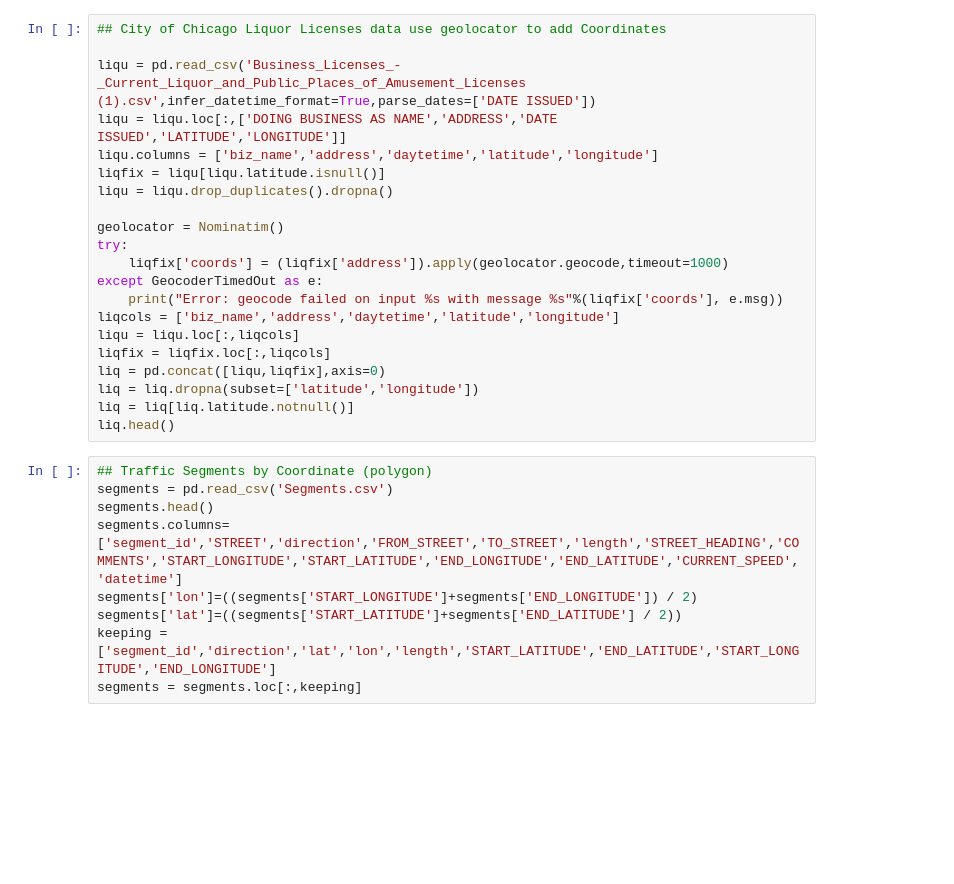
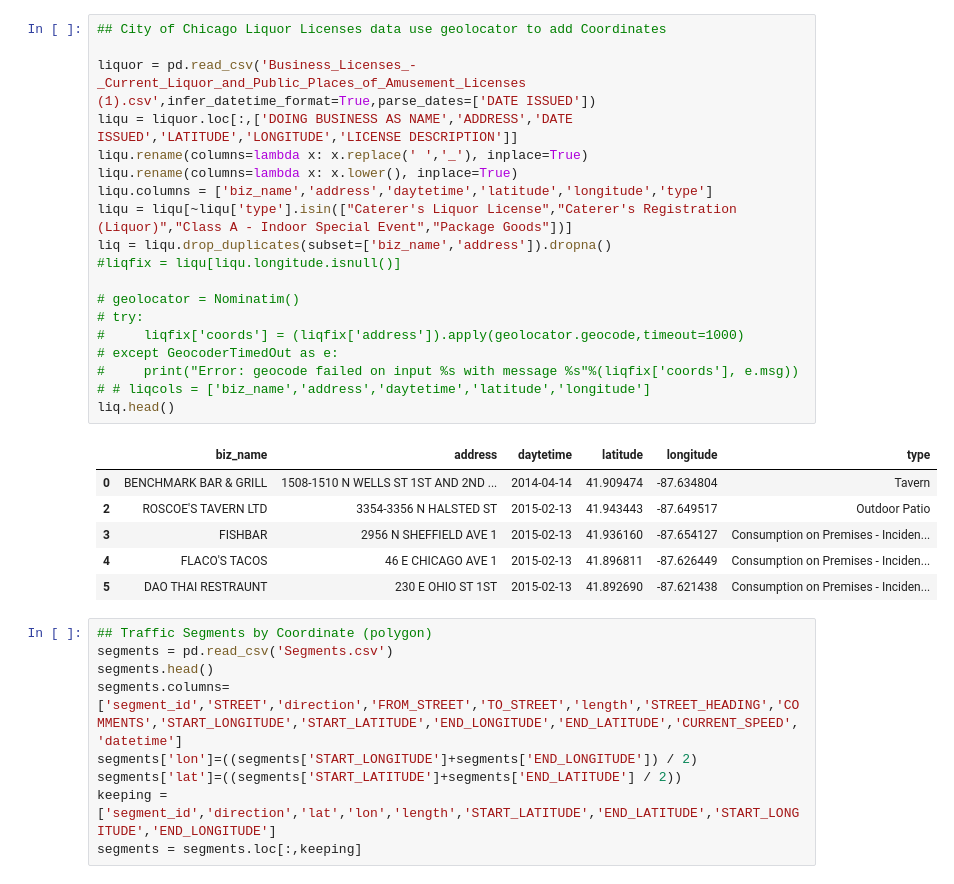
Before and after one commit to bears34egc/Ill-Dept-of-Transp-Accidents, a Jupyter notebook: Pedestrian-Analysis ETL.ipynb, the cells around one changed output. Cells and saved outputs as stored; diff of their text form; blank space fills up the shorter version.

```diff
--- a/Pedestrian-Analysis ETL.ipynb
+++ b/Pedestrian-Analysis ETL.ipynb
@@ -68,24 +89,29 @@ pickle.dump(frames, open( "accident_info_2012-13-14.p", "wb" ))
 # %%
 ## City of Chicago Liquor Licenses data use geolocator to add Coordinates
 
-liqu = pd.read_csv('Business_Licenses_-_Current_Liquor_and_Public_Places_of_Amusement_Licenses (1).csv',infer_datetime_format=True,parse_dates=['DATE ISSUED'])
-liqu = liqu.loc[:,['DOING BUSINESS AS NAME','ADDRESS','DATE ISSUED','LATITUDE','LONGITUDE']]
-liqu.columns = ['biz_name','address','daytetime','latitude','longitude']
-liqfix = liqu[liqu.latitude.isnull()]
-liqu = liqu.drop_duplicates().dropna()
+liquor = pd.read_csv('Business_Licenses_-_Current_Liquor_and_Public_Places_of_Amusement_Licenses (1).csv',infer_datetime_format=True,parse_dates=['DATE ISSUED'])
+liqu = liquor.loc[:,['DOING BUSINESS AS NAME','ADDRESS','DATE ISSUED','LATITUDE','LONGITUDE','LICENSE DESCRIPTION']]
+liqu.rename(columns=lambda x: x.replace(' ','_'), inplace=True)
+liqu.rename(columns=lambda x: x.lower(), inplace=True)
+liqu.columns = ['biz_name','address','daytetime','latitude','longitude','type']
+liqu = liqu[~liqu['type'].isin(["Caterer's Liquor License","Caterer's Registration (Liquor)","Class A - Indoor Special Event","Package Goods"])]
+liq = liqu.drop_duplicates(subset=['biz_name','address']).dropna()
+#liqfix = liqu[liqu.longitude.isnull()]
 
-geolocator = Nominatim()
-try:
-    liqfix['coords'] = (liqfix['address']).apply(geolocator.geocode,timeout=1000)
-except GeocoderTimedOut as e:
-    print("Error: geocode failed on input %s with message %s"%(liqfix['coords'], e.msg))
-liqcols = ['biz_name','address','daytetime','latitude','longitude']
-liqu = liqu.loc[:,liqcols]
-liqfix = liqfix.loc[:,liqcols]
-liq = pd.concat([liqu,liqfix],axis=0)
-liq = liq.dropna(subset=['latitude','longitude'])
-liq = liq[liq.latitude.notnull()]
+# geolocator = Nominatim()
+# try:
+#     liqfix['coords'] = (liqfix['address']).apply(geolocator.geocode,timeout=1000)
+# except GeocoderTimedOut as e:
+#     print("Error: geocode failed on input %s with message %s"%(liqfix['coords'], e.msg))
+# # liqcols = ['biz_name','address','daytetime','latitude','longitude']
 liq.head()
+# %% [output]
+|  | biz_name | address | daytetime | latitude | longitude | type |
+| 0 | BENCHMARK BAR & GRILL | 1508-1510 N WELLS ST 1ST AND 2ND ... | 2014-04-14 | 41.909474 | -87.634804 | Tavern |
+| 2 | ROSCOE'S TAVERN LTD | 3354-3356 N HALSTED ST | 2015-02-13 | 41.943443 | -87.649517 | Outdoor Patio |
+| 3 | FISHBAR | 2956 N SHEFFIELD AVE 1 | 2015-02-13 | 41.936160 | -87.654127 | Consumption on Premises - Inciden... |
+| 4 | FLACO'S TACOS | 46 E CHICAGO AVE 1 | 2015-02-13 | 41.896811 | -87.626449 | Consumption on Premises - Inciden... |
+| 5 | DAO THAI RESTRAUNT | 230 E OHIO ST 1ST | 2015-02-13 | 41.892690 | -87.621438 | Consumption on Premises - Inciden... |
 # %%
 ## Traffic Segments by Coordinate (polygon)
 segments = pd.read_csv('Segments.csv')
```
Also changed, not shown: parts of 7 cells of this notebook, 1 other file.
